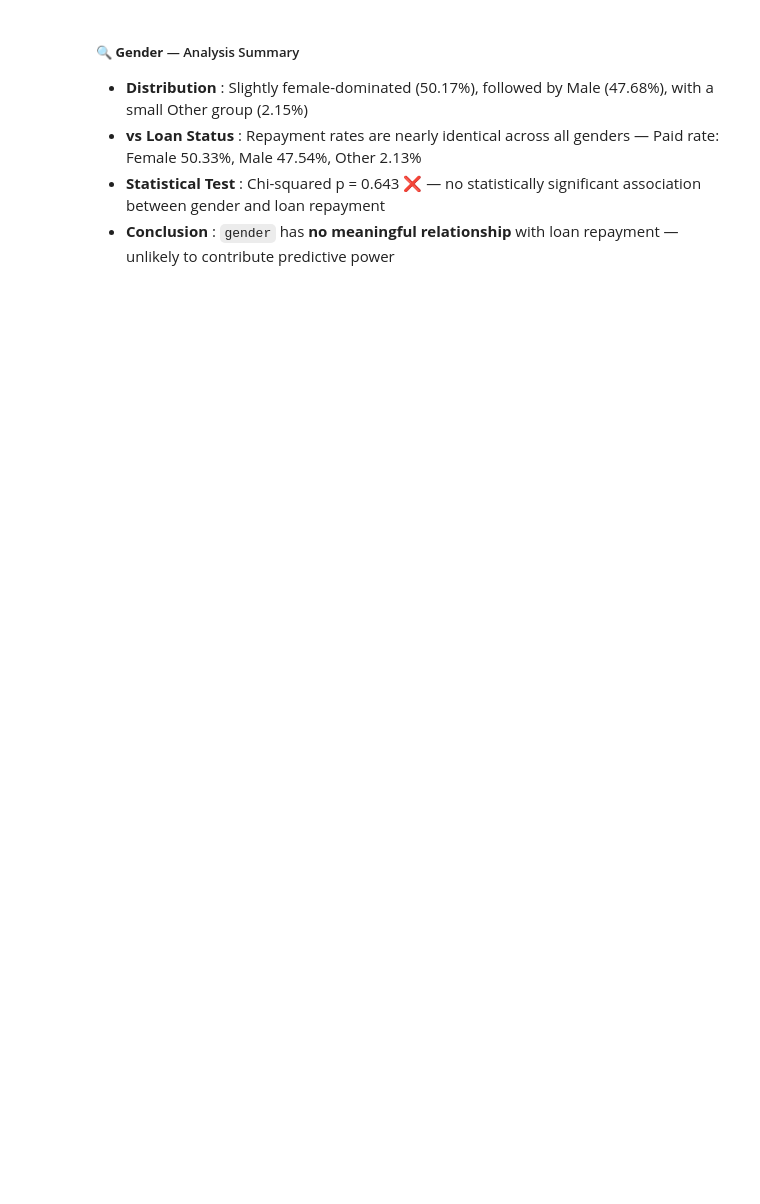
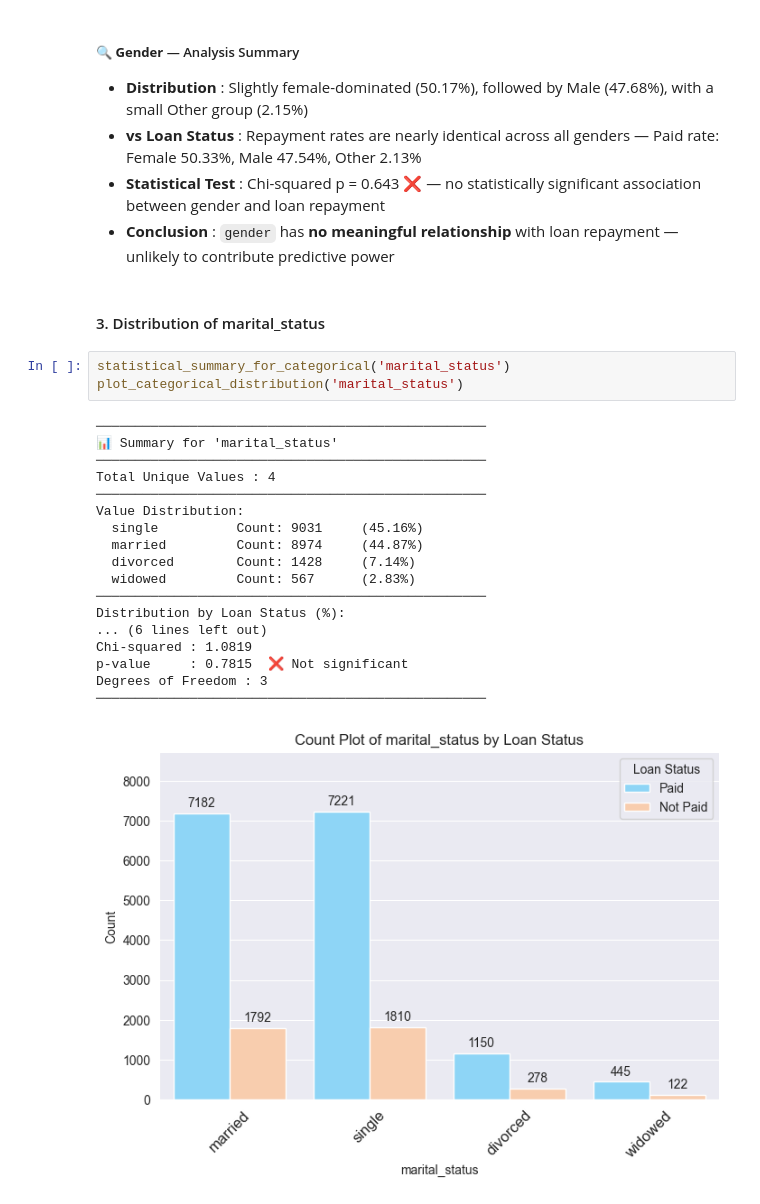
Before and after one commit to AshenFdo/Loan-Eligibility-Prediction, a Jupyter notebook: notebook/EDA_Loan_Approval.ipynb, the cells around one changed output. Drawn from its saved outputs; the diff is of its cells as text; blank space fills up the shorter version.

```diff
--- a/notebook/EDA_Loan_Approval.ipynb
+++ b/notebook/EDA_Loan_Approval.ipynb
@@ -253,3 +351,27 @@ Degrees of Freedom : 2
 - **vs Loan Status** : Repayment rates are nearly identical across all genders — Paid rate: Female 50.33%, Male 47.54%, Other 2.13%
 - **Statistical Test** : Chi-squared p = 0.643 ❌ — no statistically significant association between gender and loan repayment
 - **Conclusion** : `gender` has **no meaningful relationship** with loan repayment — unlikely to contribute predictive power
+# %% [markdown]
+#### 3. Distribution of marital_status
+# %%
+statistical_summary_for_categorical('marital_status')
+plot_categorical_distribution('marital_status')
+# %% [output]
+──────────────────────────────────────────────────
+📊 Summary for 'marital_status'
+──────────────────────────────────────────────────
+Total Unique Values : 4
+──────────────────────────────────────────────────
+Value Distribution:
+  single          Count: 9031     (45.16%)
+  married         Count: 8974     (44.87%)
+  divorced        Count: 1428     (7.14%)
+  widowed         Count: 567      (2.83%)
+──────────────────────────────────────────────────
+Distribution by Loan Status (%):
+... (6 lines left out)
+Chi-squared : 1.0819
+p-value     : 0.7815  ❌ Not significant
+Degrees of Freedom : 3
+──────────────────────────────────────────────────
+[figure, added]
```
Also changed, not shown: parts of 62 cells of this notebook, 1 other file.
